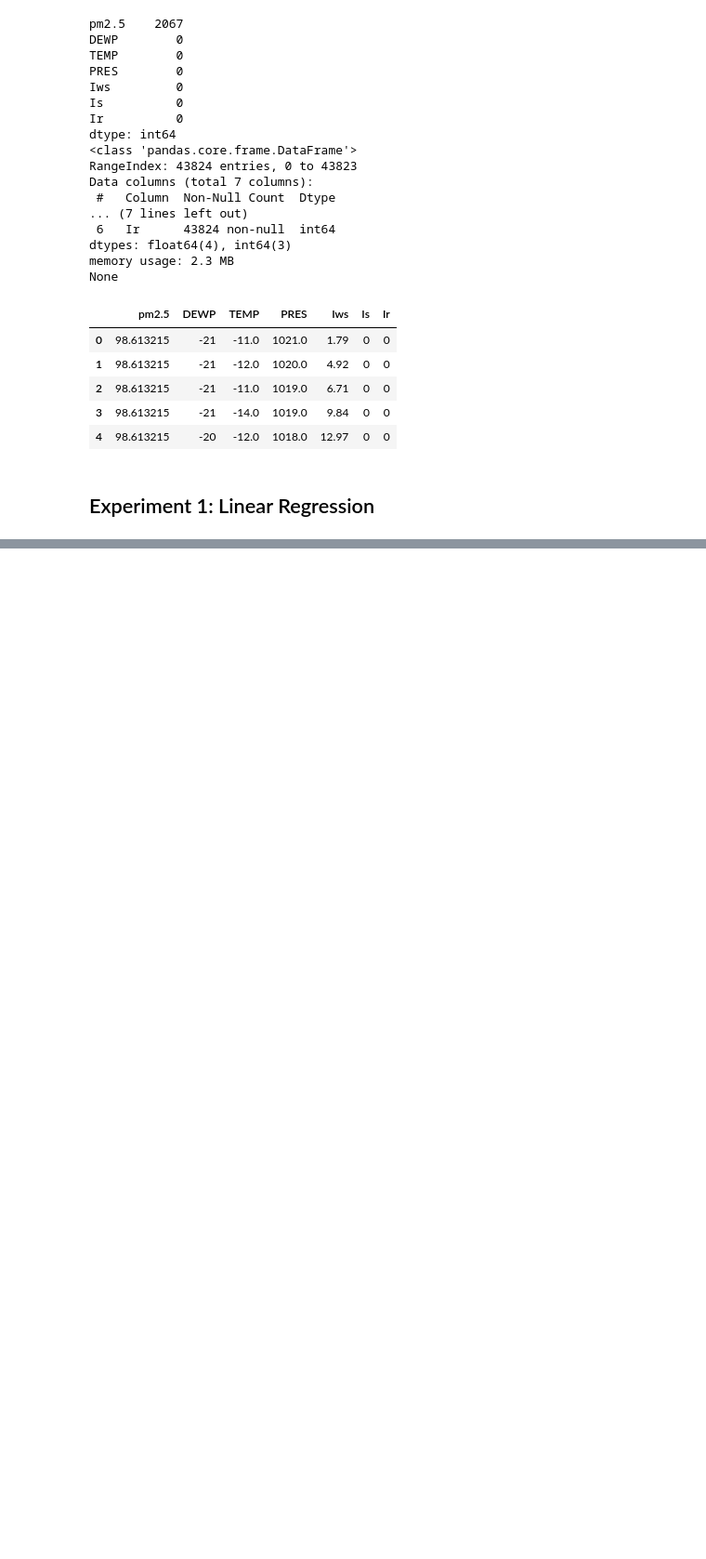
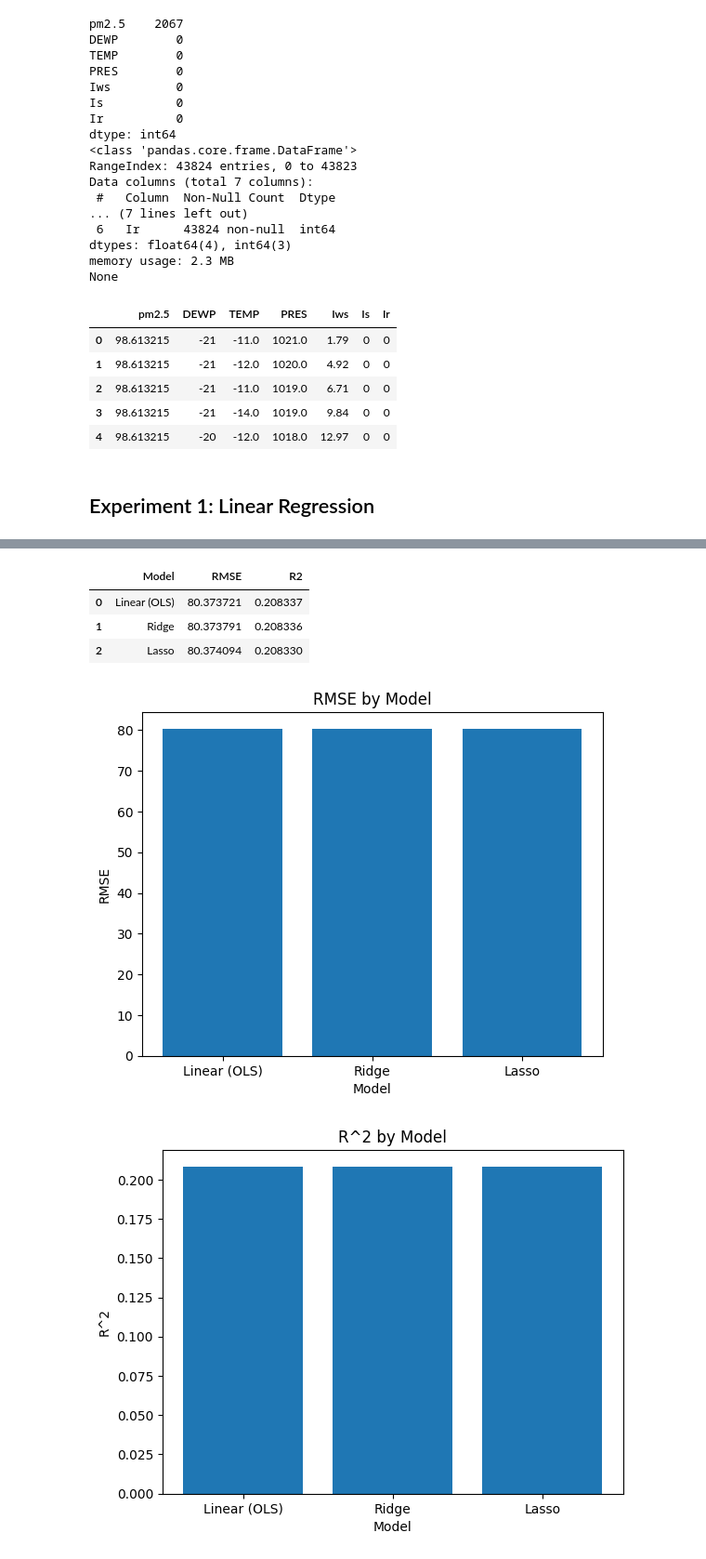
Before and after one commit to Marlon-Martin/mmart247, a Jupyter notebook: Pollution_data_mining.ipynb, the cells around one changed output, grey strips where cells are left out. Shown at 93% size. Saved outputs shown, nothing was run; the diff lists cells and outputs as text; code cells hidden in the pictures; blank space fills up the shorter version.

```diff
--- a/Pollution_data_mining.ipynb
+++ b/Pollution_data_mining.ipynb
@@ -174,0 +232,20 @@ R^2 Score: 0.20833733880144922
+# %%
+
+from sklearn.linear_model import LassoCV
+
+lasso = Pipeline([
+    ("scaler", StandardScaler()),
+    ("model", LassoCV(alphas=None, cv=5, random_state=42, max_iter=5000))
+])
+
+lasso.fit(X_train, y_train)
+y_pred_lasso = lasso.predict(X_test)
+
+
+rmse_lasso = np.sqrt(mean_squared_error(y_test, y_pred_lasso))
+r2_lasso = r2_score(y_test, y_pred_lasso)
+alpha_lasso = lasso.named_steps["model"].alpha_
+
+print(f"Best alpha (Lasso): {alpha_lasso:.6f}")
+print(f"RMSE (Lasso): {rmse_lasso:.4f}")
+print(f"R^2 (Lasso): {r2_lasso:.4f}")
@@ -174,0 +259,40 @@ R^2 Score: 0.20833733880144922
+# %%
+
+# Refit plain Linear Regression to capture metrics in variables
+ols = LinearRegression().fit(X_train, y_train)
+y_pred_ols = ols.predict(X_test)
+# compute RMSE via sqrt(MSE) for compatibility with scikit-learn versions
+rmse_ols = np.sqrt(mean_squared_error(y_test, y_pred_ols))
+r2_ols = r2_score(y_test, y_pred_ols)
+
+results = {
+    "Model": ["Linear (OLS)", "Ridge", "Lasso"],
+    "RMSE": [rmse_ols, rmse_ridge, rmse_lasso],
+    "R2": [r2_ols, r2_ridge, r2_lasso]
+}
+
+df_results = pd.DataFrame(results)
+display(df_results.sort_values("RMSE"))
+
+# Plot RMSE
+plt.figure()
+plt.bar(results["Model"], results["RMSE"])
+plt.title("RMSE by Model")
+plt.ylabel("RMSE")
+plt.xlabel("Model")
+plt.show()
+
+# Plot R^2
+plt.figure()
+plt.bar(results["Model"], results["R2"])
+plt.title("R^2 by Model")
+plt.ylabel("R^2")
+plt.xlabel("Model")
+plt.show()
+# %% [output]
+|  | Model | RMSE | R2 |
+| 0 | Linear (OLS) | 80.373721 | 0.208337 |
+| 1 | Ridge | 80.373791 | 0.208336 |
+| 2 | Lasso | 80.374094 | 0.208330 |
+[figure, added]
+[figure, added]
```
Also changed, not shown: parts of 11 cells of this notebook.
